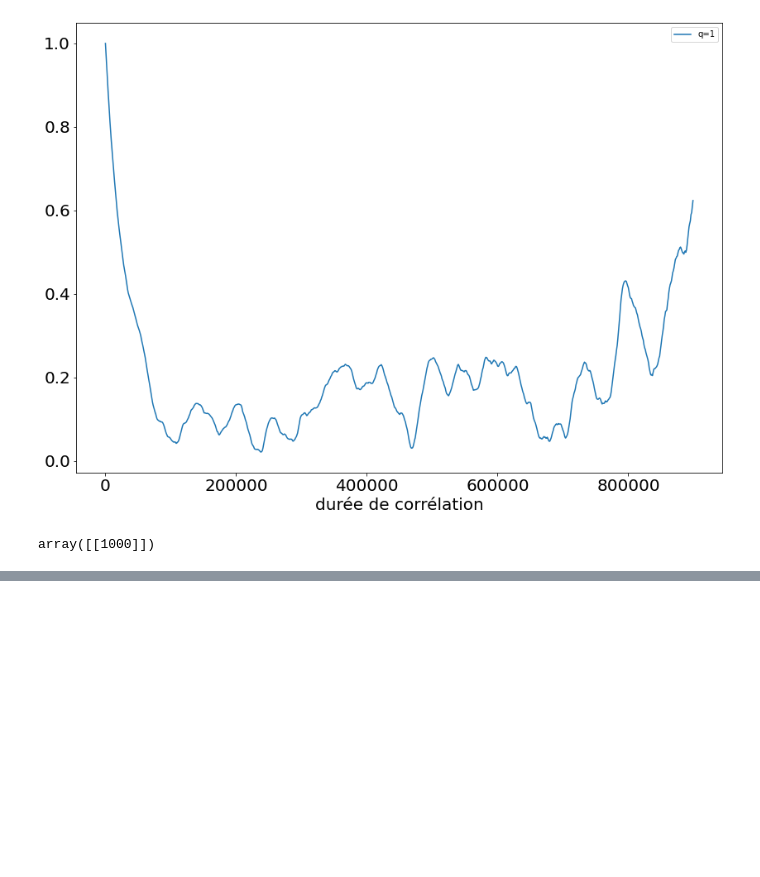
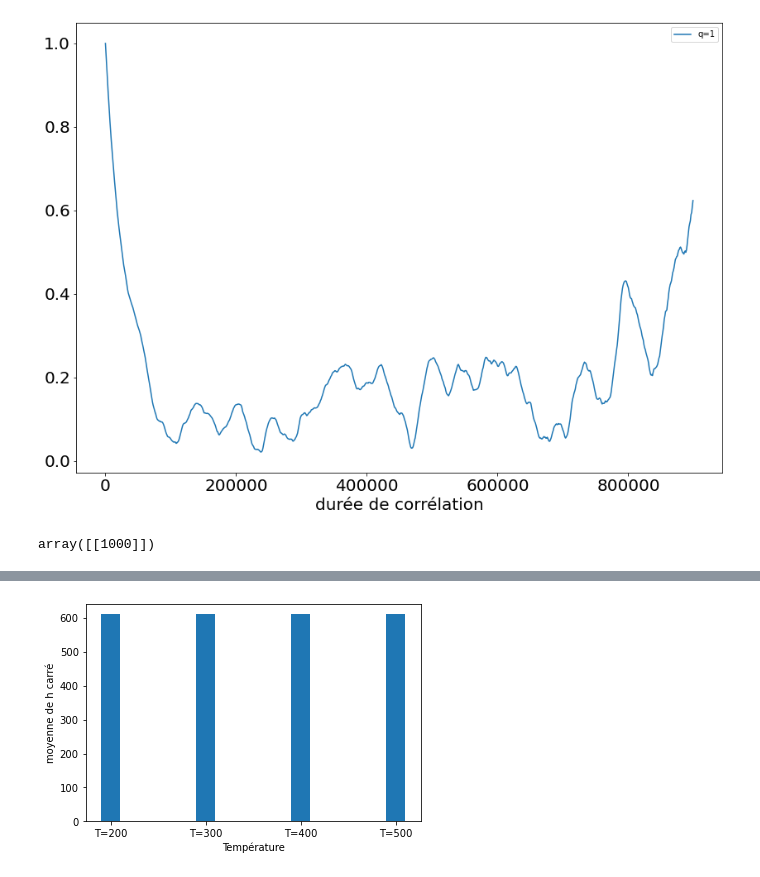
Before and after one commit to djachk/CPM_stage, a Jupyter notebook: analyse_des_interfaces.ipynb, the cells around one changed output, grey strips where cells are left out. Cells and saved outputs as stored; diff of their text form; code cells hidden in the pictures; blank space fills up the shorter version.

```diff
--- a/analyse_des_interfaces.ipynb
+++ b/analyse_des_interfaces.ipynb
@@ -452,0 +384,8 @@ np.mean(A[A>5])
+# %%
+plt.bar(['T=200','T=300','T=400', 'T=500'], energies_moyennes, width=0.2)
+#plt.bar(['S1','S2', 'S3', 'S4'], energies_moyennes, width=0.2)
+plt.ylabel("moyenne de h carré")
+plt.xlabel("Température")
+plt.show()
+# %% [output]
+[figure, added]
```
Also changed, not shown: parts of 44 cells of this notebook, 7 other files.
